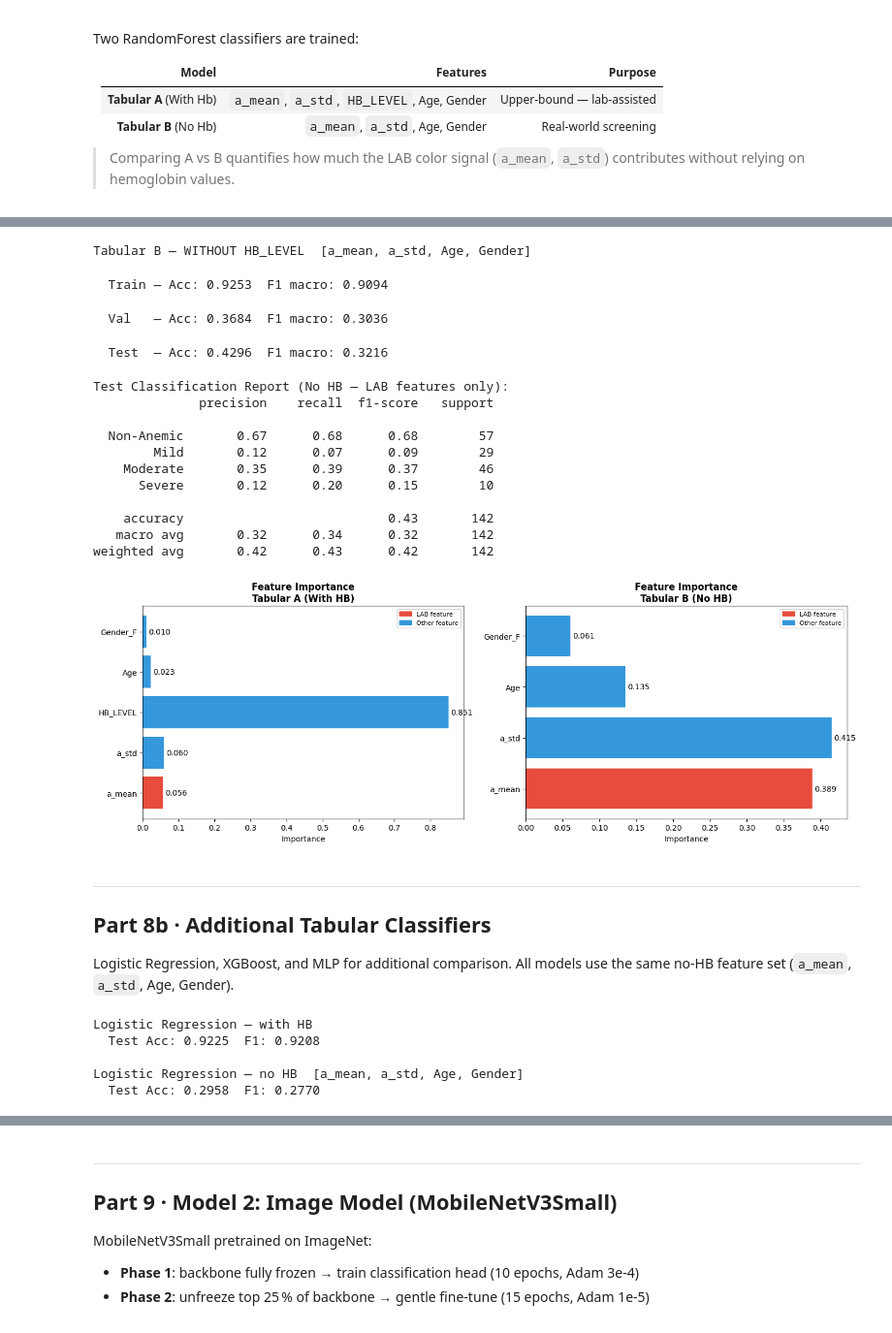
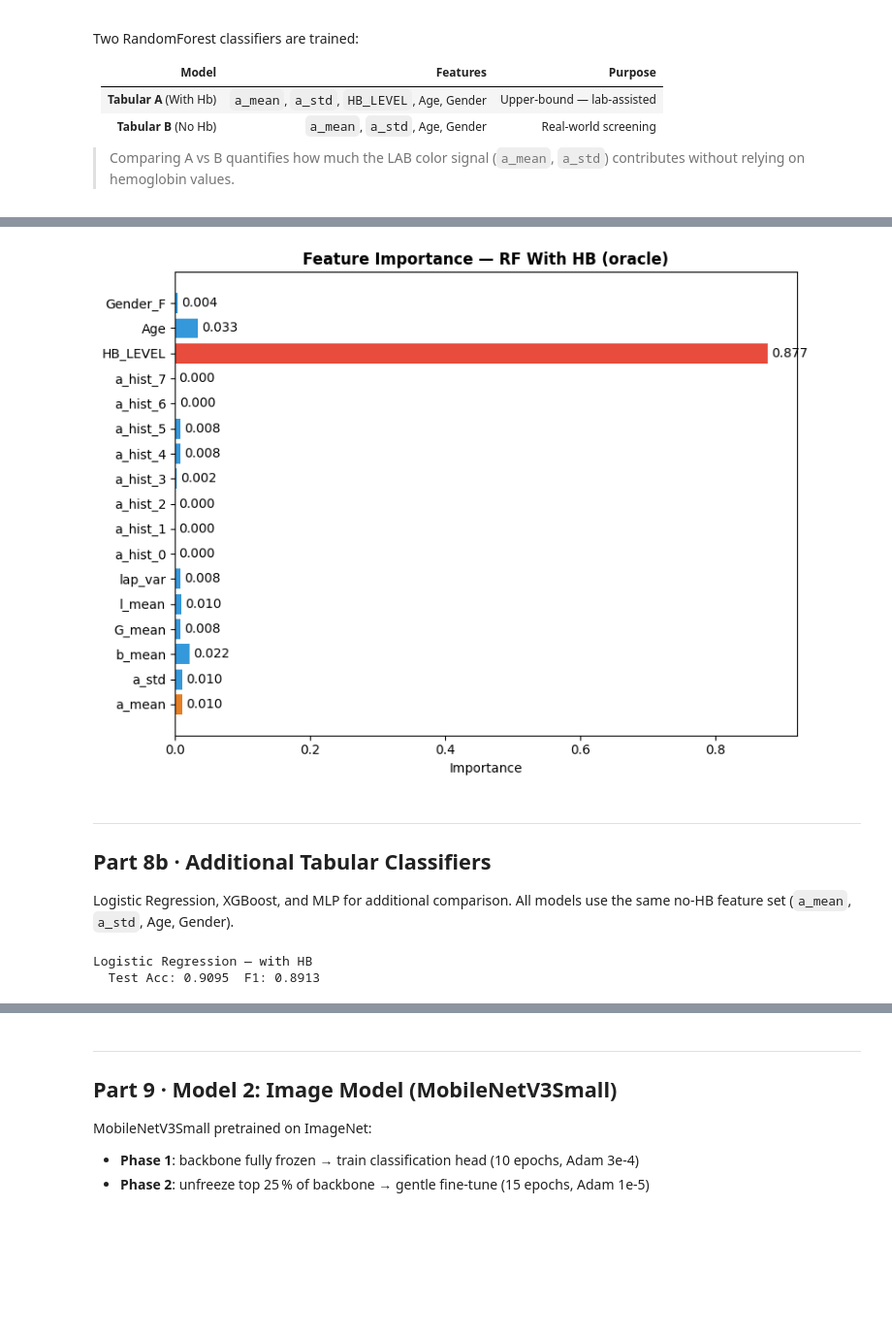
Before and after one commit to nitekar/Bari, a Jupyter notebook: Notebook/Bari.ipynb, the cells around one changed output, grey strips where cells are left out. Shown at 97% size. Saved outputs shown, nothing was run; the diff lists cells and outputs as text; code cells hidden in the pictures; blank space fills up the shorter version.

```diff
--- a/Notebook/Bari.ipynb
+++ b/Notebook/Bari.ipynb
@@ -686,53 +896,21 @@ plt.show()
 # %%
-# ── Model B: WITHOUT HB_LEVEL (real-world screening) ─────────────────────────
-print("Tabular B — WITHOUT HB_LEVEL  [a_mean, a_std, Age, Gender]")
 
-model_tab_nh = train_rf(Xnh_tr, y_tr, Xnh_vl, y_vl, Xnh_te, y_te, "Tabular B")
+# Feature importance — RF With HB
+imp  = model_tab_wh.feature_importances_
+cols = [f.replace("(Months)", "").strip() for f in FEAT_WITH_HB]
+colors = ["#e74c3c" if "HB" in f else
+          "#e67e22" if "a_mean" in f else "#3498db" for f in FEAT_WITH_HB]
 
-pred_nh_val = model_tab_nh.predict(Xnh_vl)
-pred_nh_te  = model_tab_nh.predict(Xnh_te)
-
-print(f"\nTest Classification Report (No HB — LAB features only):")
-print(classification_report(y_te, pred_nh_te, target_names=CLASS_NAMES))
-
-# ── Feature importance: a_mean highlighted ────────────────────────────────────
-fig, axes = plt.subplots(1, 2, figsize=(14, 5))
-for ax, model, feat_names, title in [
-    (axes[0], model_tab_wh, FEAT_WITH_HB, "Tabular A (With HB)"),
-    (axes[1], model_tab_nh, FEAT_NO_HB,   "Tabular B (No HB)"),
-]:
-    imp  = model.feature_importances_
-    cols = [f.replace("(Months)", "").strip() for f in feat_names]
-    bar_colors = ["#e74c3c" if "a_mean" in f else "#3498db" for f in feat_names]
-    bars = ax.barh(cols, imp, color=bar_colors)
-    ax.set_xlabel("Importance")
-    ax.set_title(f"Feature Importance\n{title}", fontweight="bold")
-    ax.bar_label(bars, fmt="%.3f", padding=3)
-    # Red = a_mean (key LAB feature), Blue = others
-    from matplotlib.patches import Patch
-    ax.legend(handles=[Patch(color="#e74c3c", label="LAB feature"),
-                       Patch(color="#3498db", label="Other feature")], fontsize=8)
-
+fig, ax = plt.subplots(figsize=(8, 6))
+bars = ax.barh(cols, imp, color=colors)
+ax.set_xlabel("Importance")
+ax.set_title("Feature Importance — RF With HB (oracle)", fontweight="bold")
+ax.bar_label(bars, fmt="%.3f", padding=3)
 plt.tight_layout()
 plt.savefig(os.path.join(RESULTS_DIR, "feature_importance.png"), bbox_inches="tight", dpi=120)
 plt.show()
 # %% [output]
-Tabular B — WITHOUT HB_LEVEL  [a_mean, a_std, Age, Gender]
-  Train — Acc: 0.9253  F1 macro: 0.9094
-  Val   — Acc: 0.3684  F1 macro: 0.3036
-  Test  — Acc: 0.4296  F1 macro: 0.3216
-Test Classification Report (No HB — LAB features only):
-              precision    recall  f1-score   support
-
-  Non-Anemic       0.67      0.68      0.68        57
-        Mild       0.12      0.07      0.09        29
-    Moderate       0.35      0.39      0.37        46
-      Severe       0.12      0.20      0.15        10
-
-    accuracy                           0.43       142
-   macro avg       0.32      0.34      0.32       142
-weighted avg       0.42      0.43      0.42       142
-[figure, old version]
+[figure, new version]
 # %% [markdown]
 ---
 ## Part 8b · Additional Tabular Classifiers
@@ -740,9 +918,9 @@ weighted avg       0.42      0.43      0.42       142
 Logistic Regression, XGBoost, and MLP for additional comparison.
 All models use the same no-HB feature set (`a_mean`, `a_std`, Age, Gender).
 # %%
+
 from sklearn.linear_model import LogisticRegression
 
-# ── Logistic Regression ───────────────────────────────────────────────────────
 print("Logistic Regression — with HB")
 lr_wh = LogisticRegression(max_iter=2000, C=1.0, class_weight="balanced",
                             random_state=SEED, solver="lbfgs")
@@ -750,18 +928,7 @@ lr_wh.fit(Xwh_tr, y_tr)
 lr_wh_pred = lr_wh.predict(Xwh_te)
 print(f"  Test Acc: {accuracy_score(y_te, lr_wh_pred):.4f}  "
       f"F1: {f1_score(y_te, lr_wh_pred, average='macro'):.4f}")
-
-print("\nLogistic Regression — no HB  [a_mean, a_std, Age, Gender]")
-lr_nh = LogisticRegression(max_iter=2000, C=1.0, class_weight="balanced",
-                            random_state=SEED, solver="lbfgs")
-lr_nh.fit(Xnh_tr, y_tr)
-lr_nh_pred = lr_nh.predict(Xnh_te)
-print(f"  Test Acc: {accuracy_score(y_te, lr_nh_pred):.4f}  "
-      f"F1: {f1_score(y_te, lr_nh_pred, average='macro'):.4f}")
 # %% [output]
 Logistic Regression — with HB
-  Test Acc: 0.9225  F1: 0.9208
-
-Logistic Regression — no HB  [a_mean, a_std, Age, Gender]
-  Test Acc: 0.2958  F1: 0.2770
+  Test Acc: 0.9095  F1: 0.8913
 # %%
```
Also changed, not shown: parts of 36 cells of this notebook, 51 other files.
